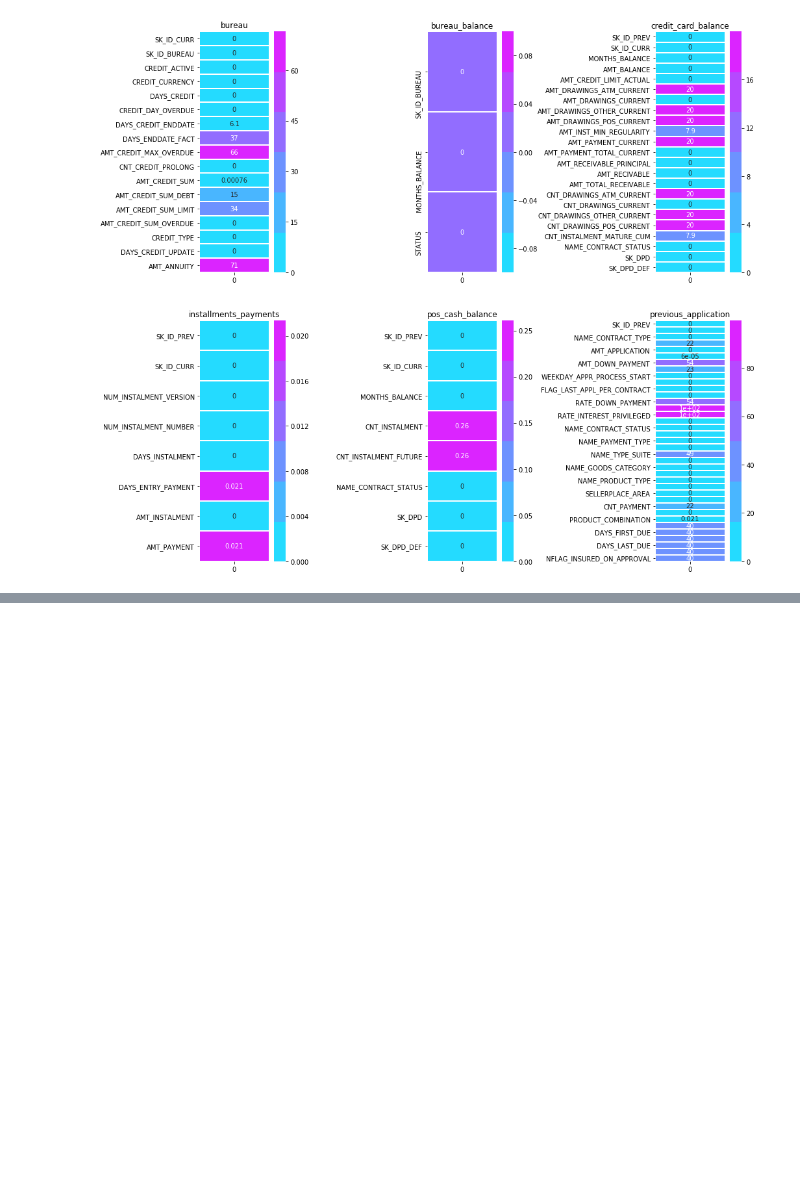
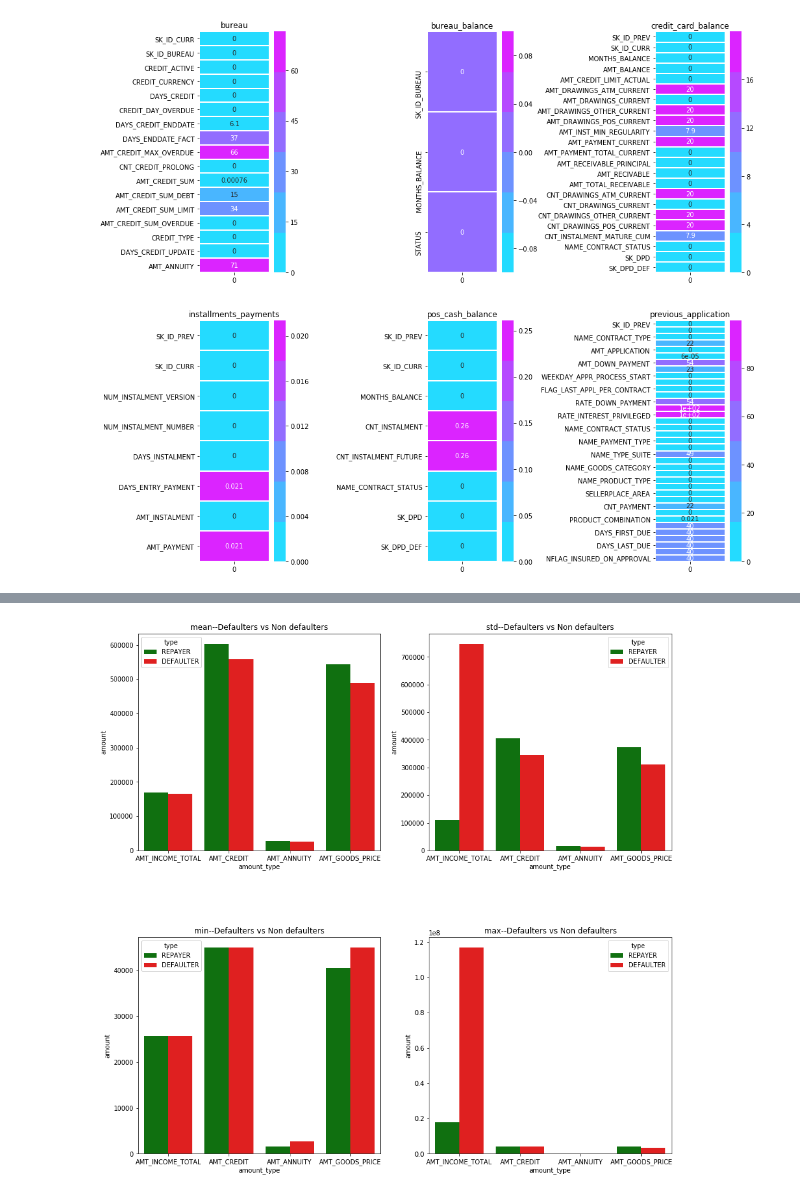
Before and after one commit to vlassarev/home-credit-default-risk, a Jupyter notebook: hcdr.ipynb, the cells around one changed output, grey strips where cells are left out. Saved outputs shown, nothing was run; the diff lists cells and outputs as text; code cells hidden in the pictures; blank space fills up the shorter version.

```diff
--- a/hcdr.ipynb
+++ b/hcdr.ipynb
@@ -173,0 +258,33 @@ plt.subplots_adjust(wspace = 1.6)
+# %%
+cols = ['AMT_INCOME_TOTAL', 'AMT_CREDIT', 'AMT_ANNUITY', 'AMT_GOODS_PRICE']
+
+df = application_train.groupby("TARGET")[cols] \
+                      .describe() \
+                      .transpose() \
+                      .reset_index()
+
+df = df[df["level_1"].isin(["mean", "std", "min", "max"])]
+df_x = df[["level_0", "level_1", 0]]
+df_y = df[["level_0", "level_1", 1]]
+df_x = df_x.rename(columns={"level_0": "amount_type", "level_1": "statistic", 0: "amount"})
+df_x["type"] = "REPAYER"
+df_y = df_y.rename(columns={"level_0": "amount_type", 'level_1': "statistic", 1: "amount"})
+df_y["type"] = "DEFAULTER"
+df_new = pd.concat([df_x, df_y],axis = 0)
+
+stat = df_new["statistic"].unique().tolist()
+length = len(stat)
+
+plt.figure(figsize=(15, 15))
+
+for i, j in itertools.zip_longest(stat,range(length)):
+    plt.subplot(2, 2, j + 1)
+    fig = sns.barplot(df_new[df_new["statistic"] == i]["amount_type"],
+                      df_new[df_new["statistic"] == i]["amount"],
+                      hue=df_new[df_new["statistic"] == i]["type"],
+                      palette=["g","r"])
+
+    plt.title(i + "--Defaulters vs Non defaulters")
+    plt.subplots_adjust(hspace=.4)
+# %% [output]
+[figure, added]
```
Also changed, not shown: parts of 25 cells of this notebook.
